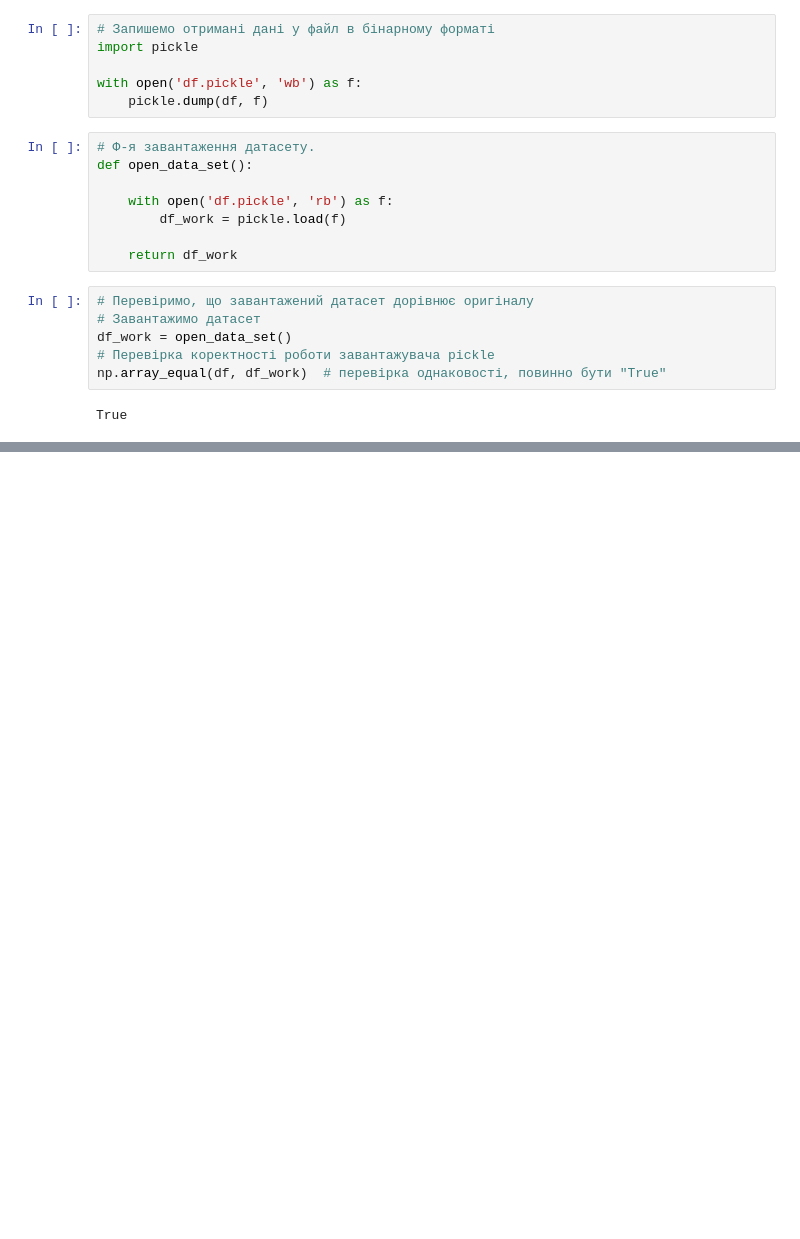
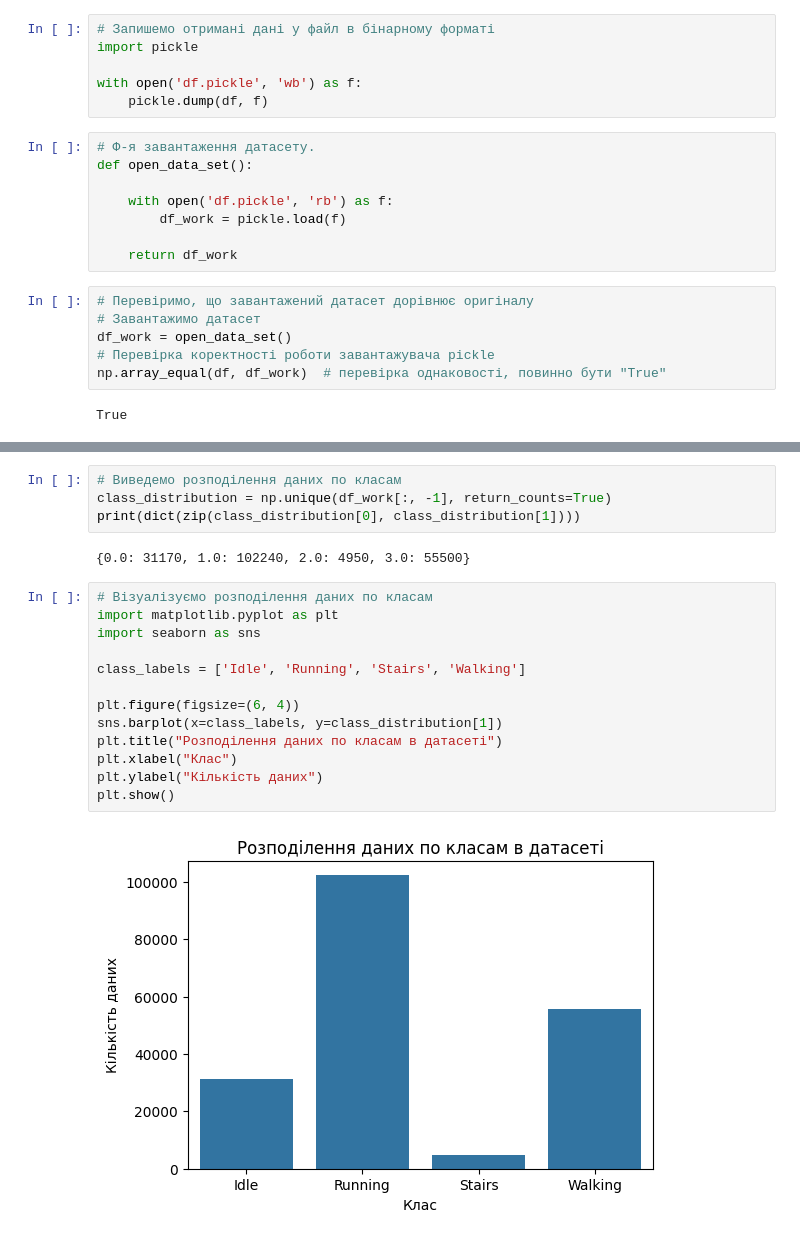
Before and after one commit to evgen-kulik/data_science_hw5, a Jupyter notebook: HW_5_option.ipynb, the cells around one changed output, grey strips where cells are left out. Cells and saved outputs as stored; diff of their text form; blank space fills up the shorter version.

```diff
--- a/HW_5_option.ipynb
+++ b/HW_5_option.ipynb
@@ -94,0 +130,21 @@ True
+# %%
+# Виведемо розподілення даних по класам
+class_distribution = np.unique(df_work[:, -1], return_counts=True)
+print(dict(zip(class_distribution[0], class_distribution[1])))
+# %% [output]
+{0.0: 31170, 1.0: 102240, 2.0: 4950, 3.0: 55500}
+# %%
+# Візуалізуємо розподілення даних по класам
+import matplotlib.pyplot as plt
+import seaborn as sns
+
+class_labels = ['Idle', 'Running', 'Stairs', 'Walking']
+
+plt.figure(figsize=(6, 4))
+sns.barplot(x=class_labels, y=class_distribution[1])
+plt.title("Розподілення даних по класам в датасеті")
+plt.xlabel("Клас")
+plt.ylabel("Кількість даних")
+plt.show()
+# %% [output]
+[figure, added]
```
Also changed, not shown: parts of 8 cells of this notebook.
